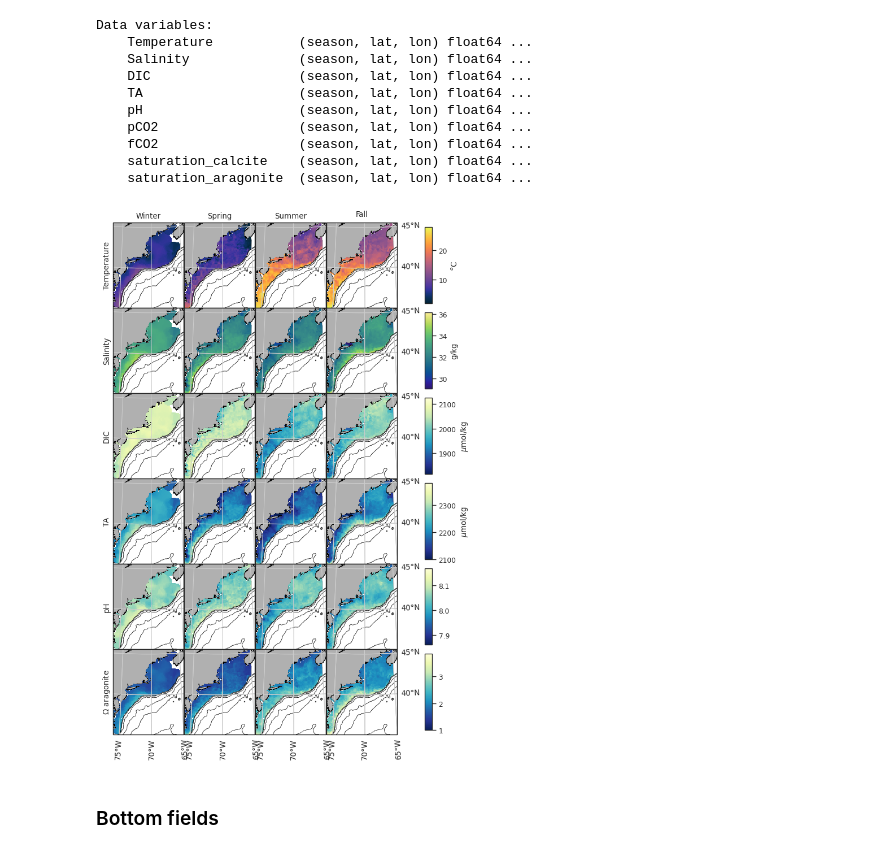
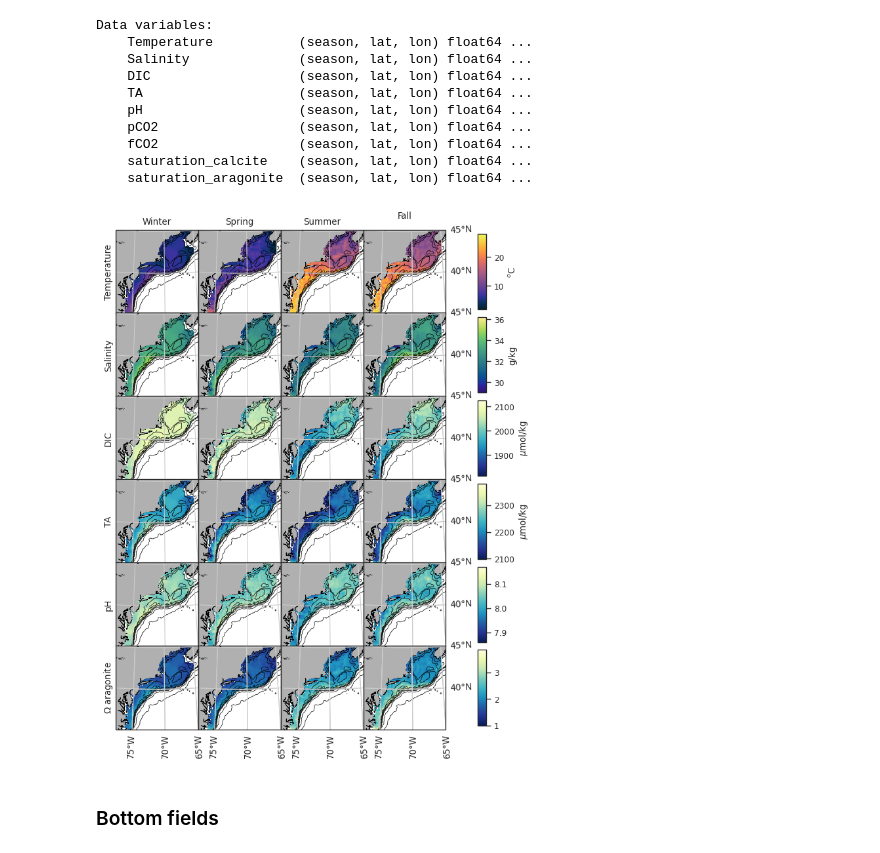
Before and after one commit to WHOIGit/nelme-bottom-water-bgc, a Jupyter notebook: manuscript_figures.ipynb, the cells around one changed output. Cells and saved outputs as stored; diff of their text form; code cells hidden in the pictures.

Commit message:
Added topography contour lines to seasonal maps

```diff
--- a/manuscript_figures.ipynb
+++ b/manuscript_figures.ipynb
@@ -37,7 +37,8 @@ from cartopy import feature as cfeature
 minlon, maxlon = 282.5, 296
 minlat, maxlat =  34.5, 45
 lonc, latc = (minlon + maxlon)/2., (minlat + maxlat)/2.
-isobaths = [-10, -50, -100, -250, -500, -1000, -3000]
+isobaths = [-3000, -2000, -1000, -500, -250, -100, -50]
+
 proj = ccrs.EquidistantConic(central_longitude=lonc, central_latitude=latc)
 dpi = 600
 
@@ -55,7 +56,7 @@ _ = ax2.add_feature(cfeature.LAND, zorder=1, facecolor='#b0b0b0')
 _ = ax2.coastlines(linewidth=0.5, zorder=1)
 _ = ax2.gridlines(xlocs=np.arange(-180,180,5),ylocs=np.arange(0,90,5), draw_labels={'bottom': 'x', 'right': 'y'})
 sp = ax2.scatter(df_bottle.Longitude, df_bottle.Latitude, c='red', marker='x', transform=ccrs.PlateCarree(), alpha=0.75)
-cs = ax2.contour(etopo.X, etopo.Y, etopo.bath, isobaths[::-1], colors='k', linewidths=0.5, transform=ccrs.PlateCarree())
+cs = ax2.contour(etopo.X, etopo.Y, etopo.bath, isobaths, colors='k', linewidths=0.5, transform=ccrs.PlateCarree())
 # _ = ax2.clabel(cs, isobaths, fontsize=7)
 # fig.savefig('figures/bottle_data_distribution.png', dpi=dpi, bbox_inches='tight')
 # %% [output]
@@ -63,13 +64,13 @@ cs = ax2.contour(etopo.X, etopo.Y, etopo.bath, isobaths[::-1], colors='k', linew
 # %%
 fig, axs = plt.subplots(2, 2, subplot_kw={'projection':proj}, figsize=(11,11))
-fig.subplots_adjust(hspace=0, wspace=0)
+fig.subplots_adjust(hspace=-0.01, wspace=0)
 
 for ax, s in zip(axs.ravel(), ['Winter','Spring','Summer','Fall']):
     ax.set_extent([minlon,maxlon,minlat,maxlat])
     _ = ax.add_feature(cfeature.LAND, zorder=1, facecolor='#b0b0b0')
     _ = ax.coastlines(linewidth=0.5, zorder=1)
     _ = ax.gridlines(xlocs=np.arange(-180,180,5),ylocs=np.arange(0,90,5), draw_labels=False)
-    _ = ax.contour(etopo.X, etopo.Y, etopo.bath, isobaths[::-1], colors='k', linewidths=0.5, transform=ccrs.PlateCarree())
+    _ = ax.contour(etopo.X, etopo.Y, etopo.bath, isobaths, colors='k', linewidths=0.5, transform=ccrs.PlateCarree())
     df = df_bottle[df_bottle.season==s]
     _ = ax.scatter(df.Longitude, df.Latitude, c='red', marker='x', transform=ccrs.PlateCarree(), alpha=0.75)
     _ = ax.text(0.025, 0.975, s, ha='left', va='top', transform=ax.transAxes, fontsize=12)
@@ -114,14 +115,14 @@ df_ctd.loc[df_ctd.Date.dt.month.isin([9,10,11]),'season'] = 'Fall'
 # df_ctd.head()
 # %%
 fig, axs = plt.subplots(2, 2, subplot_kw={'projection':proj}, figsize=(11,11))
-fig.subplots_adjust(hspace=0, wspace=0)
+fig.subplots_adjust(hspace=-0.01, wspace=0)
 
 for ax, s in zip(axs.ravel(), ['Winter','Spring','Summer','Fall']):
     ax.set_extent([minlon,maxlon,minlat,maxlat])
     _ = ax.add_feature(cfeature.LAND, zorder=1, facecolor='#b0b0b0')
     _ = ax.coastlines(linewidth=0.5, zorder=1)
     _ = ax.gridlines(xlocs=np.arange(-180,180,5),ylocs=np.arange(0,90,5), draw_labels=False)
-    _ = ax.contour(etopo.X, etopo.Y, etopo.bath, isobaths[::-1], colors='k', linewidths=0.5, transform=ccrs.PlateCarree())
+    _ = ax.contour(etopo.X, etopo.Y, etopo.bath, isobaths, colors='k', linewidths=0.5, transform=ccrs.PlateCarree())
     df = df_ctd[df_ctd.season==s]
     _ = ax.scatter(df.Longitude, df.Latitude, c='red', s=15, marker='x', transform=ccrs.PlateCarree(), alpha=0.5)
     _ = ax.text(0.025, 0.975, s, ha='left', va='top', transform=ax.transAxes, fontsize=12)
@@ -189,21 +190,23 @@ Data variables:
     saturation_calcite    (season, lat, lon) float64 ...
     saturation_aragonite  (season, lat, lon) float64 ...
 # %%
-minlon, maxlon = ds_surface.lon.min().values, ds_surface.lon.max().values
-minlat, maxlat =  ds_surface.lat.min().values, ds_surface.lat.max().values
+# minlon, maxlon = ds_surface.lon.min().values, ds_surface.lon.max().values
+# minlat, maxlat =  ds_surface.lat.min().values, ds_surface.lat.max().values
+minlon, maxlon = 282.5-360, ds_surface.lon.max().values
+minlat, maxlat =  ds_surface.lat.min().values, 45.1
 lonc, latc = (minlon + maxlon)/2., (minlat + maxlat)/2.
 proj = ccrs.EquidistantConic(central_longitude=lonc, central_latitude=latc)
 cmap = plt.cm.YlGnBu_r
 
-fig, axs = plt.subplots(6, 4, sharex=True, sharey=True, figsize=(6.5, 12), subplot_kw={'projection':proj})
-fig.subplots_adjust(hspace=0, wspace=0)
+fig, axs = plt.subplots(6, 4, sharex=True, sharey=True, figsize=(6.5, 10.1), subplot_kw={'projection':proj})
+fig.subplots_adjust(hspace=-0.01, wspace=0)
 for ax in axs.ravel():
     ax.set_extent([minlon,maxlon,minlat,maxlat])
     _ = ax.add_feature(cfeature.LAND, zorder=1, facecolor='#b0b0b0')
     _ = ax.coastlines(linewidth=0.5, zorder=1)
     _ = ax.gridlines(xlocs=np.arange(-180,180,5),ylocs=np.arange(0,90,5), draw_labels=False)
-    _ = ax.contour(etopo.X, etopo.Y, etopo.bath, [-5000, -4000, -3000, -2000, -1000, -600],
-                   colors='k', linewidths=0.5, transform=ccrs.PlateCarree())
+    _ = ax.contour(etopo.X, etopo.Y, etopo.bath, isobaths, colors='k', linewidths=0.5,
+                   transform=ccrs.PlateCarree())
 
 for s in range(4):
     tem = axs[0,s].pcolormesh(ds_surface.lon, ds_surface.lat, ds_surface.Temperature.isel(season=s),
@@ -215,34 +218,34 @@ for s in range(4):
     ta  = axs[3,s].pcolormesh(ds_surface.lon, ds_surface.lat, ds_surface.TA.isel(season=s),
                               vmin=2099, vmax=2381.2, cmap=cmap, transform=ccrs.PlateCarree())
     ph  = axs[4,s].pcolormesh(ds_surface.lon, ds_surface.lat, ds_surface.pH.isel(season=s),
                               vmin=7.86, vmax=8.17, cmap=cmap, transform=ccrs.PlateCarree())
     oa  = axs[5,s].pcolormesh(ds_surface.lon, ds_surface.lat, ds_surface.saturation_aragonite.isel(season=s),
                               vmin=1, vmax=3.85, cmap=cmap, transform=ccrs.PlateCarree())
     # print(oa.get_clim())
 
 # add colorbars
 units = [r'$^o$C', 'g/kg', r'$\mu$mol/kg', r'$\mu$mol/kg', '', '']
 for ax, pm, u in zip(axs[:,3], [tem, sal, dic, ta, ph, oa], units):
     l, b, w, h = ax.get_position().bounds
     cax = fig.add_axes([l+w+0.075, b+0.05*h, 0.02, h*0.9])
     cb = fig.colorbar(pm, cax=cax)
     cb.set_label(u)
 
 for ax, title in zip(axs[0,:], ['Winter', 'Spring', 'Summer', 'Fall']):
     ax.set_title(title)
 
 for ax, label in zip(axs[:,0], ['Temperature', 'Salinity', 'DIC', 'TA', 'pH', r'$\Omega$ aragonite']):
     ax.text(-0.085, 0.5, label, ha='center', va='center', rotation=90, transform=ax.transAxes)
 
 for ax in axs[:,3]:
     _ = ax.gridlines(xlocs=np.arange(-180,180,5), ylocs=np.arange(0,90,5), draw_labels={'right': 'y'})
 
 for ax in axs[5,:]:
     _ = ax.gridlines(xlocs=np.arange(-180,180,5), ylocs=np.arange(0,90,5), draw_labels={'bottom': 'x'})
 
 fig.savefig('figures/bgc_surface_seasonal.png', dpi=dpi, bbox_inches='tight')
 # %% [output]
-[figure, old version]
+[figure, new version]
 # %% [markdown]
 ### Bottom fields
 # %%
```
Also changed, not shown: parts of 6 cells of this notebook.
